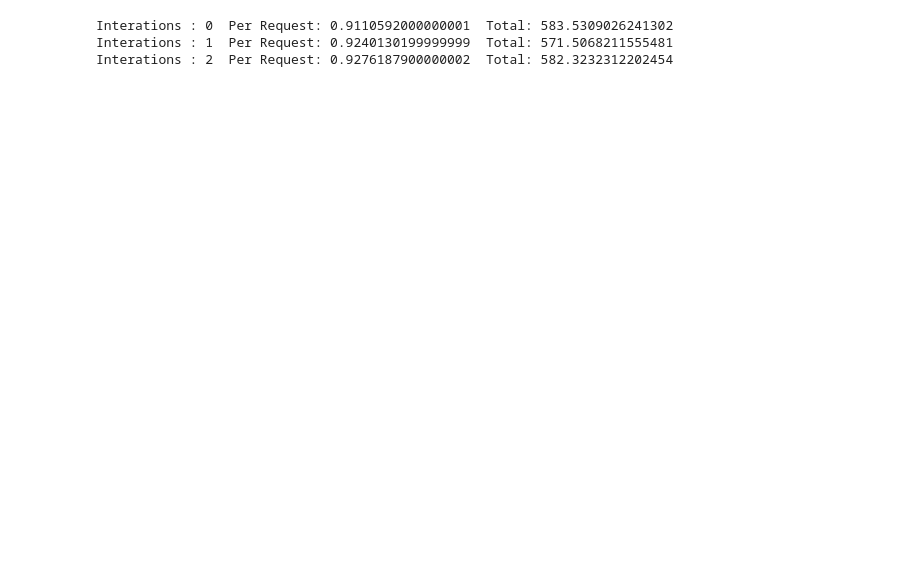
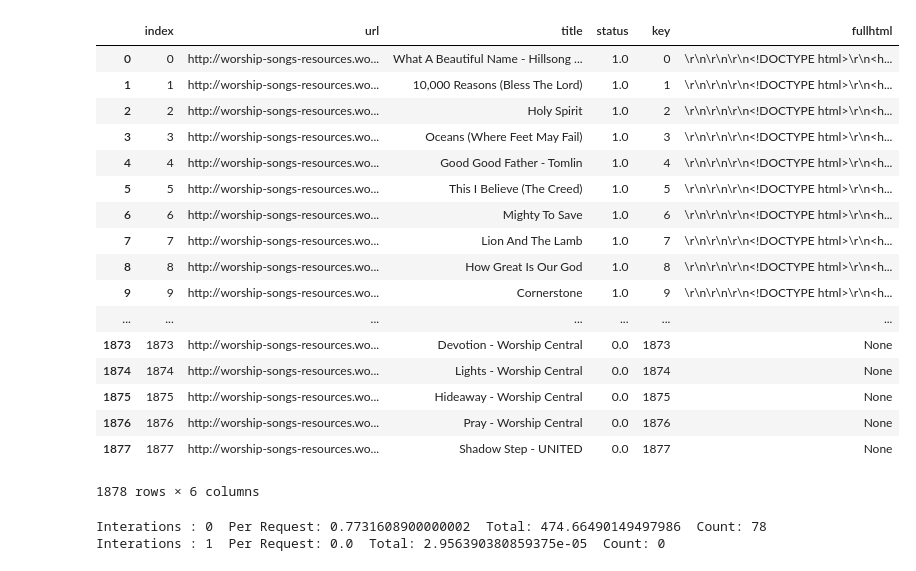
Before and after one commit to chenjennhaur/lyrics, a Jupyter notebook: PraiseAndWorship.ipynb, the cells around one changed output. Drawn from its saved outputs; the diff is of its cells as text; code cells hidden in the pictures; blank space fills up the shorter version.

```diff
--- a/PraiseAndWorship.ipynb
+++ b/PraiseAndWorship.ipynb
@@ -24,7 +24,28 @@ Git push origin master
 
 #Create SQLite
 conn = sqlite3.connect('praiselyrics.db')
-# df = pd.read_sql_query("select * from lyrics_url;",conn)
+df = pd.read_sql_query("select * from lyrics_url;",conn)
+# %%
+df
+# %% [output]
+|  | index | url | title | status | key | fullhtml |
+| 0 | 0 | http://worship-songs-resources.wo... | What A Beautiful Name - Hillsong ... | 1.0 | 0 | \r\n\r\n\r\n<!DOCTYPE html>\r\n<h... |
+| 1 | 1 | http://worship-songs-resources.wo... | 10,000 Reasons (Bless The Lord) | 1.0 | 1 | \r\n\r\n\r\n<!DOCTYPE html>\r\n<h... |
+| 2 | 2 | http://worship-songs-resources.wo... | Holy Spirit | 1.0 | 2 | \r\n\r\n\r\n<!DOCTYPE html>\r\n<h... |
+| 3 | 3 | http://worship-songs-resources.wo... | Oceans (Where Feet May Fail) | 1.0 | 3 | \r\n\r\n\r\n<!DOCTYPE html>\r\n<h... |
+| 4 | 4 | http://worship-songs-resources.wo... | Good Good Father - Tomlin | 1.0 | 4 | \r\n\r\n\r\n<!DOCTYPE html>\r\n<h... |
+| 5 | 5 | http://worship-songs-resources.wo... | This I Believe (The Creed) | 1.0 | 5 | \r\n\r\n\r\n<!DOCTYPE html>\r\n<h... |
+| 6 | 6 | http://worship-songs-resources.wo... | Mighty To Save | 1.0 | 6 | \r\n\r\n\r\n<!DOCTYPE html>\r\n<h... |
+| 7 | 7 | http://worship-songs-resources.wo... | Lion And The Lamb | 1.0 | 7 | \r\n\r\n\r\n<!DOCTYPE html>\r\n<h... |
+| 8 | 8 | http://worship-songs-resources.wo... | How Great Is Our God | 1.0 | 8 | \r\n\r\n\r\n<!DOCTYPE html>\r\n<h... |
+| 9 | 9 | http://worship-songs-resources.wo... | Cornerstone | 1.0 | 9 | \r\n\r\n\r\n<!DOCTYPE html>\r\n<h... |
+| ... | ... | ... | ... | ... | ... | ... |
+| 1873 | 1873 | http://worship-songs-resources.wo... | Devotion - Worship Central | 0.0 | 1873 | None |
+| 1874 | 1874 | http://worship-songs-resources.wo... | Lights - Worship Central | 0.0 | 1874 | None |
+| 1875 | 1875 | http://worship-songs-resources.wo... | Hideaway - Worship Central | 0.0 | 1875 | None |
+| 1876 | 1876 | http://worship-songs-resources.wo... | Pray - Worship Central | 0.0 | 1876 | None |
+| 1877 | 1877 | http://worship-songs-resources.wo... | Shadow Step - UNITED | 0.0 | 1877 | None |
+1878 rows × 6 columns
 # %%
 session = requests.session()
 session.proxies = {'https':'socks5://127.0.0.1:9050','http':'socks5://127.0.0.1:9050'}
@@ -95,7 +118,7 @@ iterations = 0
 count_query = pd.read_sql_query("select count(*) as cnt from lyrics_url where status = 0;",conn)
 count = int(count_query['cnt'][0])
 # initial_count = count - batch
-initial_count = 1700
+initial_count = 0
 
 while count > initial_count :
 
@@ -128,16 +151,15 @@ while count > initial_count :
         conn.commit()
 
     t1 = time.time()
-    print("Interations :",iterations," Per Request:" ,elapsed_time/mini_batch," Total:",t1-t0)
+    print("Interations :",iterations," Per Request:" ,elapsed_time/mini_batch," Total:",t1-t0, " Count:",count)
     # print("Initial_count ",initial_count," Current:",count)
     iterations = iterations + 1
 
 
 cursor.close()
 # %% [output]
-Interations : 0  Per Request: 0.9110592000000001  Total: 583.5309026241302
-Interations : 1  Per Request: 0.9240130199999999  Total: 571.5068211555481
-Interations : 2  Per Request: 0.9276187900000002  Total: 582.3232312202454
+Interations : 0  Per Request: 0.7731608900000002  Total: 474.66490149497986  Count: 78
+Interations : 1  Per Request: 0.0  Total: 2.956390380859375e-05  Count: 0
 # %%
 count_query = pd.read_sql_query("select count(*) as cnt from lyrics_url where status = 0;",conn)
 count_query
```
Also changed, not shown: parts of 11 cells of this notebook, 1 other file.
